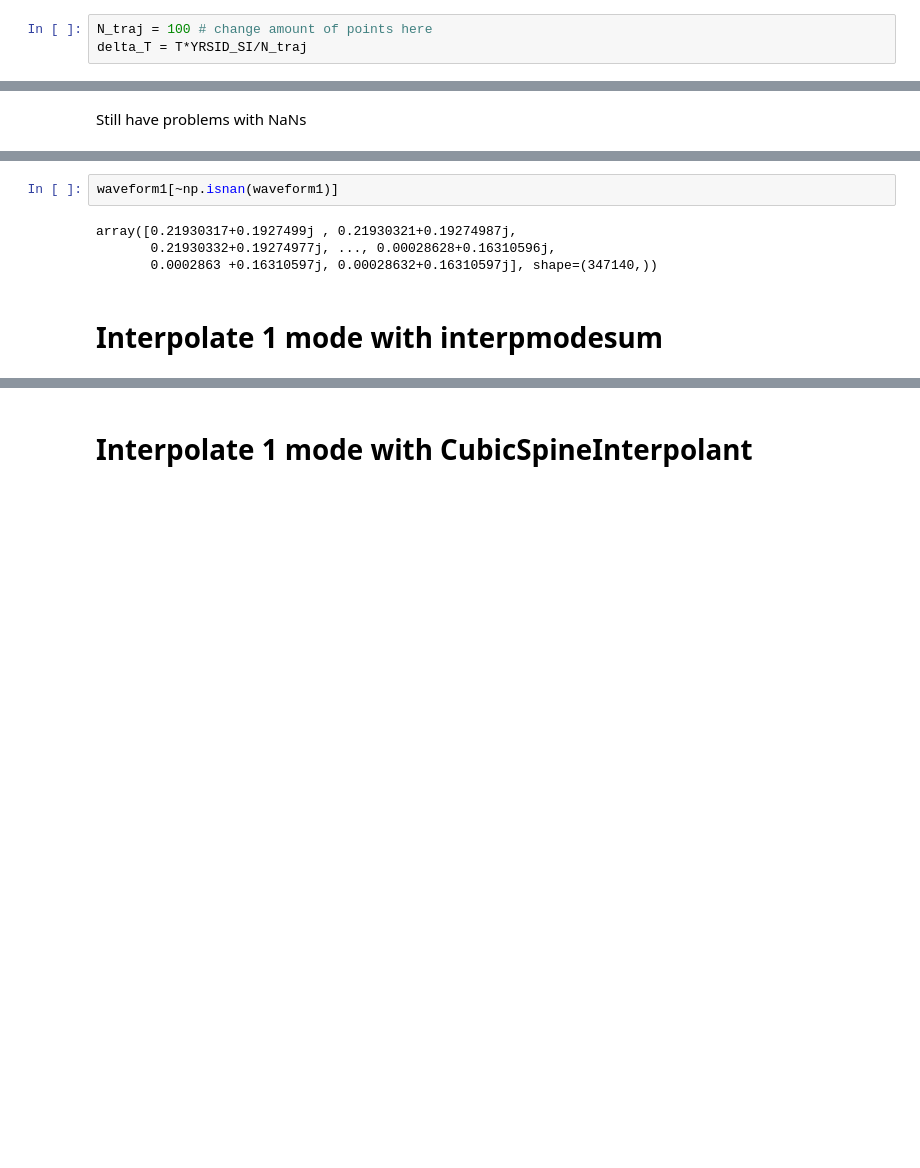
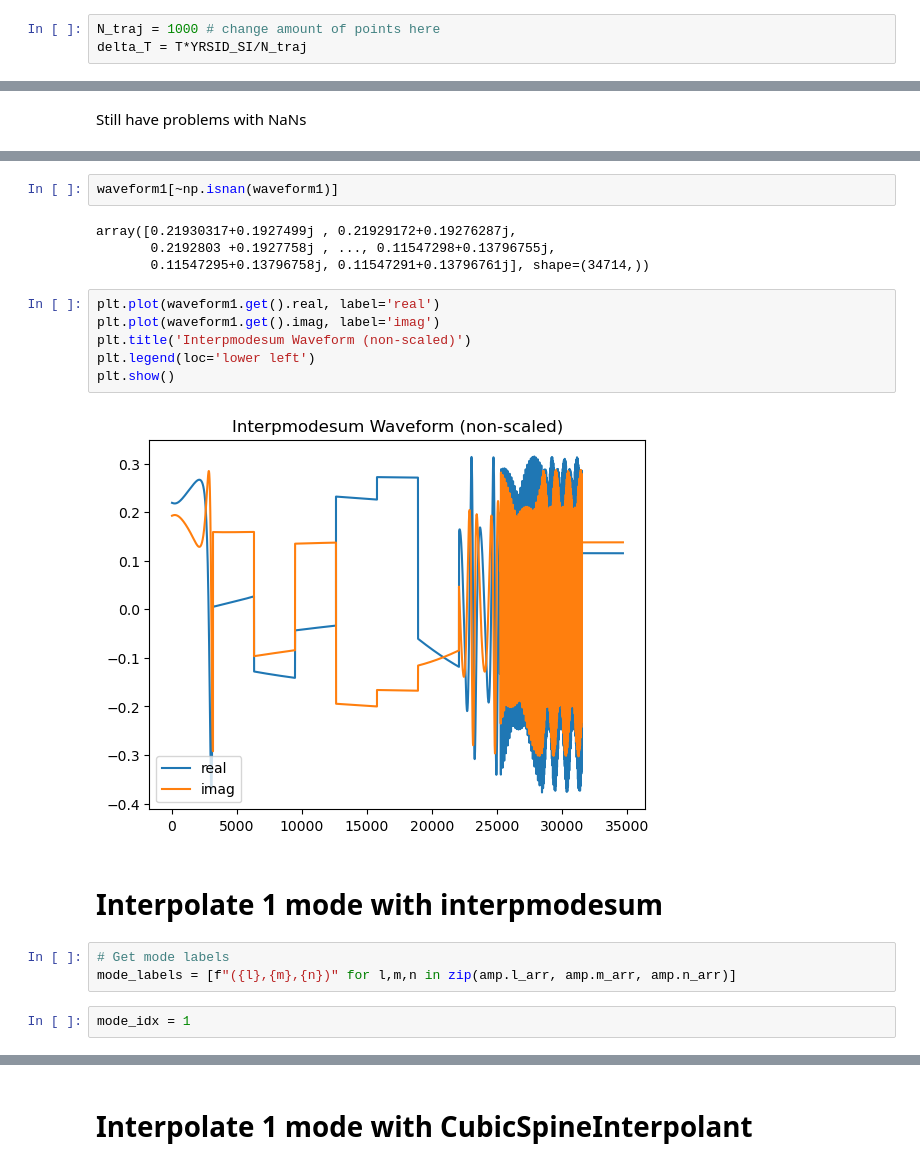
Before and after one commit to verasha/FEWNEW, a Jupyter notebook: work/interpolate.ipynb, the cells around one changed output, grey strips where cells are left out. Cells and saved outputs as stored; diff of their text form; blank space fills up the shorter version.

```diff
--- a/work/interpolate.ipynb
+++ b/work/interpolate.ipynb
@@ -69,7 +69,7 @@ ylm_gen = GetYlms(include_minus_m=False, force_backend="cuda12x")
 # %% [markdown]
 # Generate amplitudes, trajectory, etc.
 # %%
-N_traj = 100 # change amount of points here
+N_traj = 1000 # change amount of points here
 delta_T = T*YRSID_SI/N_traj
 # %%
 # Calc trajectory
@@ -137,11 +137,24 @@ Wall time: 13.6 s
 # %%
 waveform1[~np.isnan(waveform1)]
 # %% [output]
-array([0.21930317+0.1927499j , 0.21930321+0.19274987j,
-       0.21930332+0.19274977j, ..., 0.00028628+0.16310596j,
-       0.0002863 +0.16310597j, 0.00028632+0.16310597j], shape=(347140,))
+array([0.21930317+0.1927499j , 0.21929172+0.19276287j,
+       0.2192803 +0.1927758j , ..., 0.11547298+0.13796755j,
+       0.11547295+0.13796758j, 0.11547291+0.13796761j], shape=(34714,))
+# %%
+plt.plot(waveform1.get().real, label='real')
+plt.plot(waveform1.get().imag, label='imag')
+plt.title('Interpmodesum Waveform (non-scaled)')
+plt.legend(loc='lower left')
+plt.show()
+# %% [output]
+[figure, added]
 # %% [markdown]
 # Interpolate 1 mode with interpmodesum
+# %%
+# Get mode labels
+mode_labels = [f"({l},{m},{n})" for l,m,n in zip(amp.l_arr, amp.m_arr, amp.n_arr)]
+# %%
+mode_idx = 1
 # %%
 %%time
 
```
Also changed, not shown: parts of 10 cells of this notebook, 1 other file.
